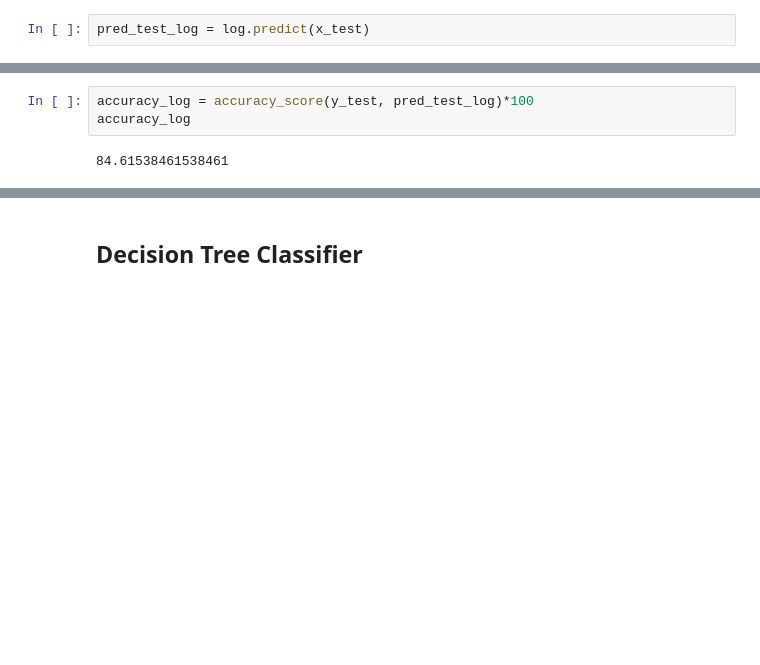
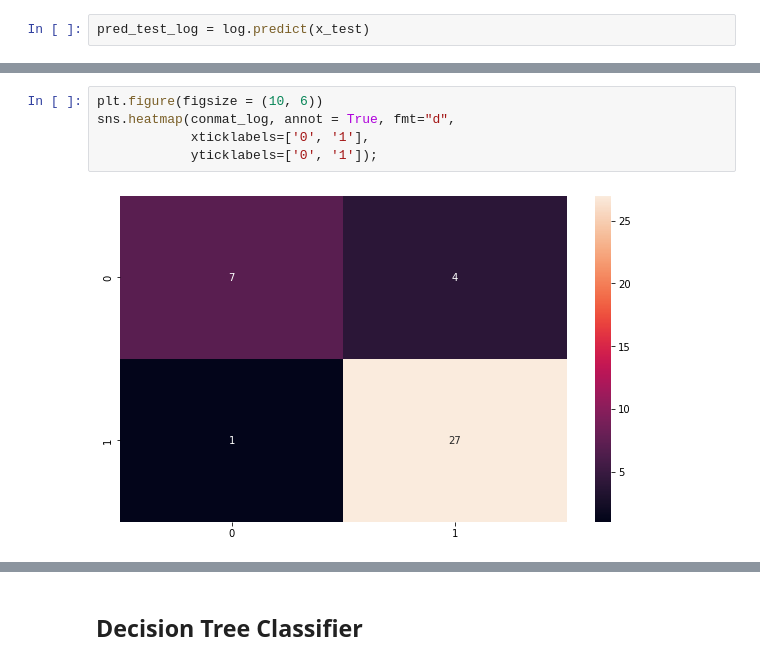
Before and after one commit to akshaybk1995/Parkinson-s-Disease-Classification, a Jupyter notebook: parkinsons disease Classification-gh_2.ipynb, the cells around one changed output, grey strips where cells are left out. Saved outputs shown, nothing was run; the diff lists cells and outputs as text; blank space fills up the shorter version.

```diff
--- a/parkinsons disease Classification-gh_2.ipynb
+++ b/parkinsons disease Classification-gh_2.ipynb
@@ -184,5 +194,7 @@ array([[ 9,  6],
-# %%
-accuracy_log = accuracy_score(y_test, pred_test_log)*100
-accuracy_log
-# %% [output]
-84.61538461538461
+# %%
+plt.figure(figsize = (10, 6))
+sns.heatmap(conmat_log, annot = True, fmt="d",
+            xticklabels=['0', '1'],
+            yticklabels=['0', '1']);
+# %% [output]
+[figure, added]
```
Also changed, not shown: parts of 31 cells of this notebook.
